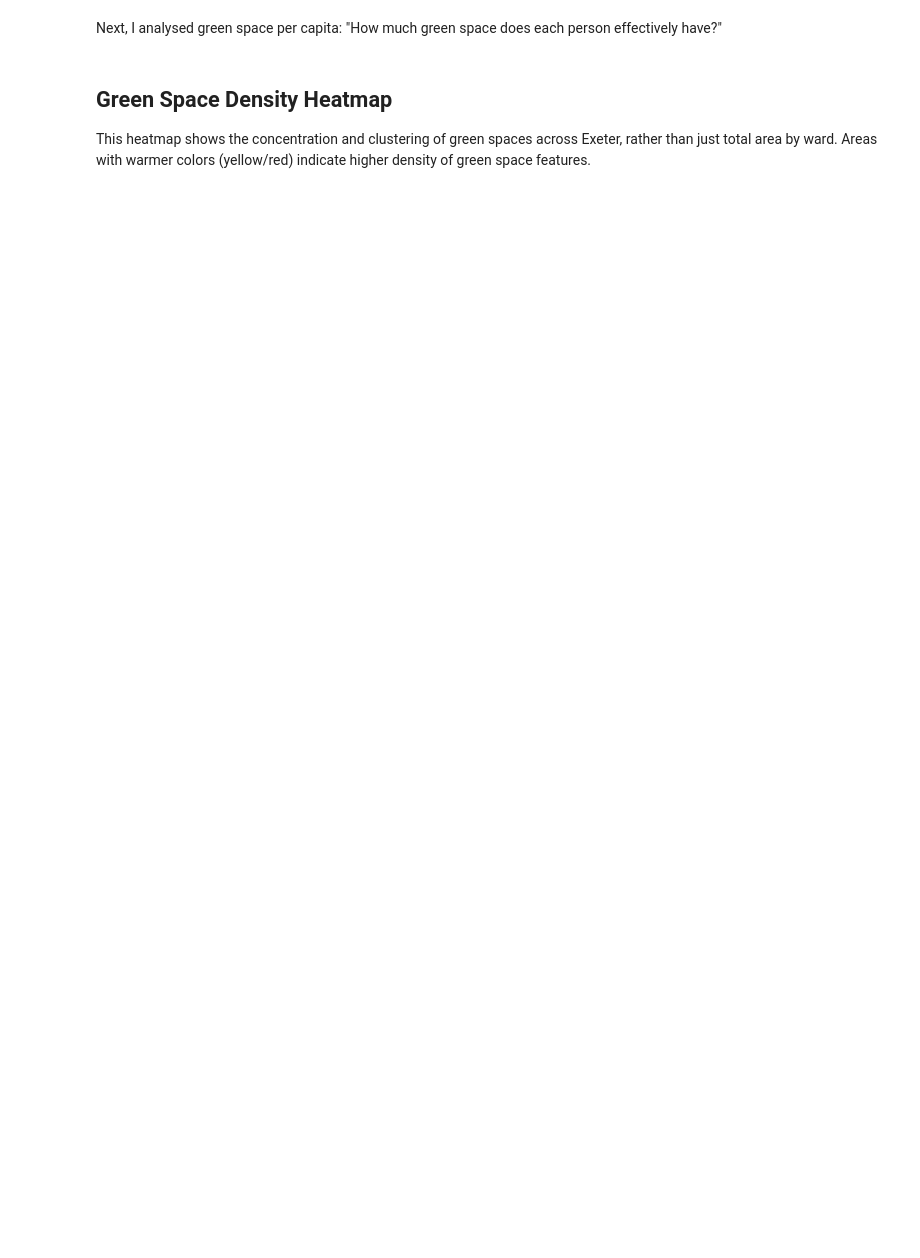
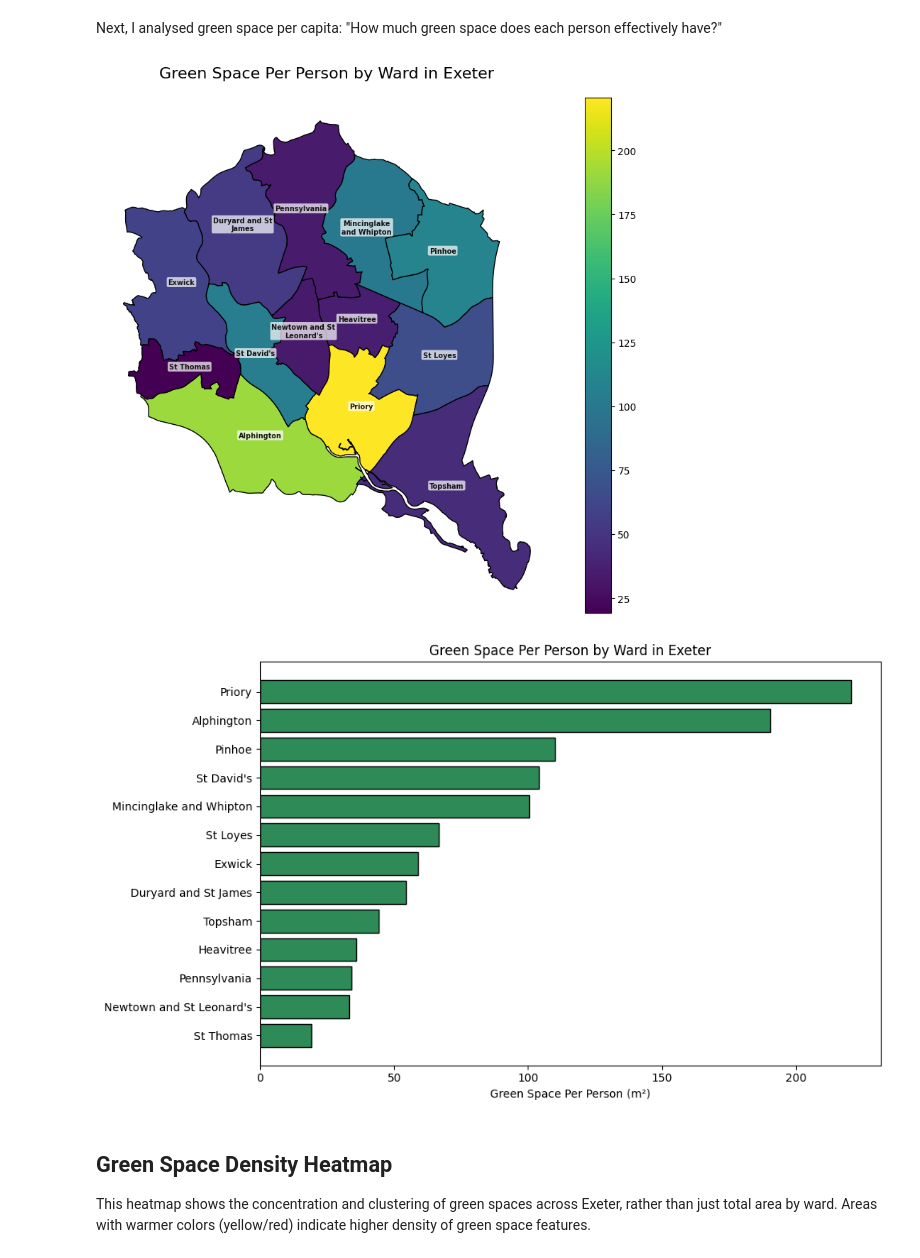
Before and after one commit to livi514/mapping-green-spaces-in-exeter, a Jupyter notebook: geopandas project.ipynb, the cells around one changed output. Cells and saved outputs as stored; diff of their text form; code cells hidden in the pictures; blank space fills up the shorter version.

```diff
--- a/geopandas project.ipynb
+++ b/geopandas project.ipynb
@@ -243,66 +227,40 @@ r = requests.get(URL, params=params)
 r.raise_for_status()
 
 df = pd.read_csv(io.StringIO(r.text))
 df.columns = df.columns.str.lower()
 df = df.rename(columns={"geography_name": "ward_name", "obs_value": "population"})
-
 df["ward_name"] = df["ward_name"].str.replace(r" \(Exeter\)$", "", regex=True)
 df = df.sort_values("ward_name")
 
-# merge onto exeter GeoDataFrame using the ward name column
+# merge onto exeter GeoDataFrame using the ward name column, and check for any unmatched wards
 exeter = exeter.merge(df, left_on="WD25NM", right_on="ward_name", how="left")
-
 missing = exeter[exeter["population"].isna()]
 if not missing.empty:
     print("Missing population for wards:", missing["WD25NM"].tolist())
 
 # calculate green space per capita
 exeter["green_per_person"] = exeter["area_m2"] / exeter["population"]
 
 # plotting
 ax = exeter.plot(
     column="green_per_person",
     cmap="viridis",
     legend=True,
     figsize=(10, 8),
     edgecolor="black",
 )
 
 
-# add ward labels at the representative point of each polygon
-for _, row in exeter.iterrows():
-    point = row.geometry.representative_point()
-    label = "\n".join(textwrap.wrap(row["WD25NM"], width=14))
-    ax.annotate(
-        text=label,
-        xy=(point.x, point.y),
-        horizontalalignment="center",
-        fontsize=7,
-        color="black",
-        weight="bold",
-        alpha=0.9,
-        bbox={"facecolor": "white", "alpha": 0.7, "edgecolor": "none", "boxstyle": "round,pad=0.2"},
-        zorder=5,
-    )
-
+add_ward_labels(ax, exeter)
 ax.set_title("Green Space Per Person by Ward in Exeter", fontsize=16, pad=20)
 ax.set_axis_off()
-
-fig = ax.get_figure()
-fig.tight_layout()
-cax = fig.axes[-1] if len(fig.axes) > 1 else None
-if cax is not None:
-    cax.set_title("Green Space Per Person (m²)")
+plt.tight_layout()
 plt.show()
 
-# A bar chart for easier comparison of green space per person per ward
-bar_df = exeter.sort_values("green_per_person", ascending=False)
-fig, ax = plt.subplots(figsize=(10, 6))
-ax.barh(bar_df["WD25NM"], bar_df["green_per_person"], color="seagreen", edgecolor="black")
-ax.set_xlabel("Green Space Per Person (m²)")
-ax.set_title("Green Space Per Person by Ward in Exeter")
-ax.invert_yaxis()
-plt.tight_layout()
+plot_bar(exeter, "green_per_person", "Green Space Per Person (m²)", "Green Space Per Person by Ward in Exeter")
+# %% [output]
+[figure, added]
+[figure, added]
 # %% [markdown]
 ## Green Space Density Heatmap
 
```
Also changed, not shown: parts of 11 cells of this notebook.
